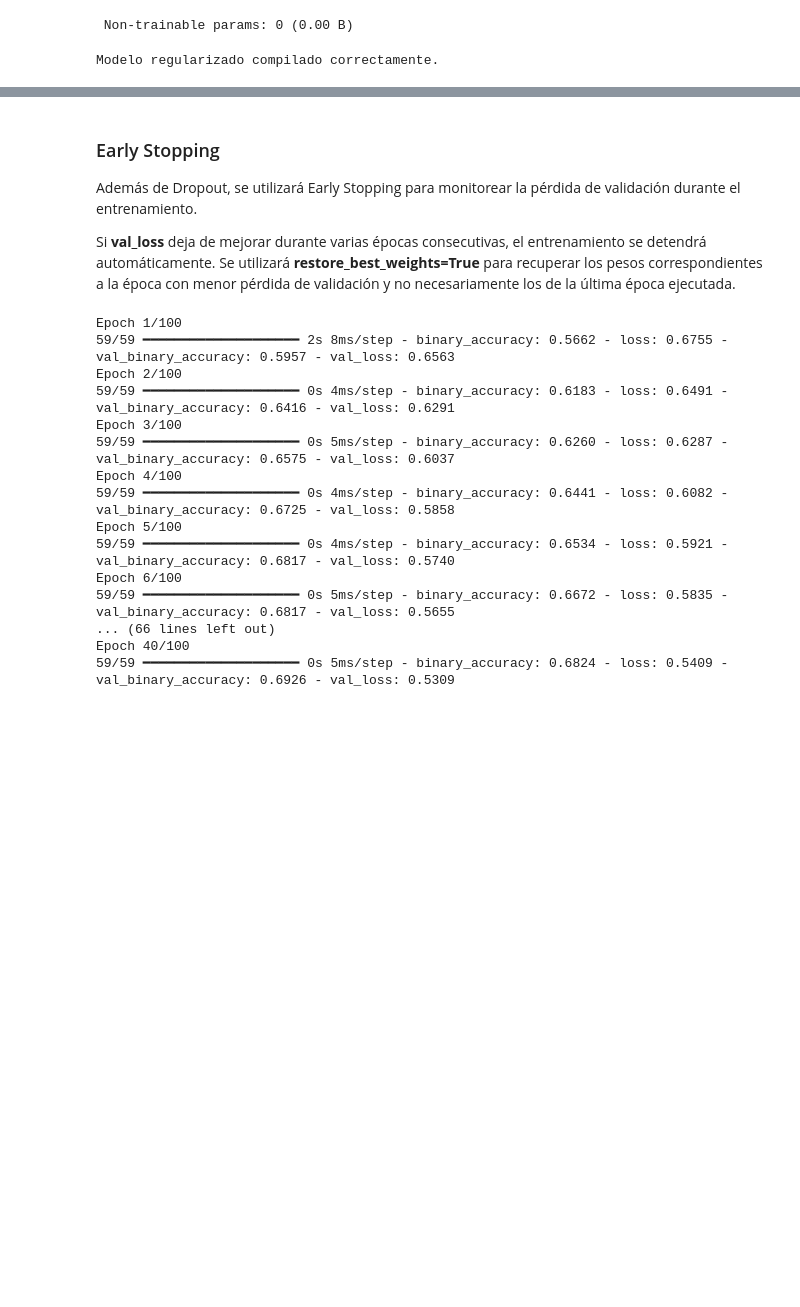
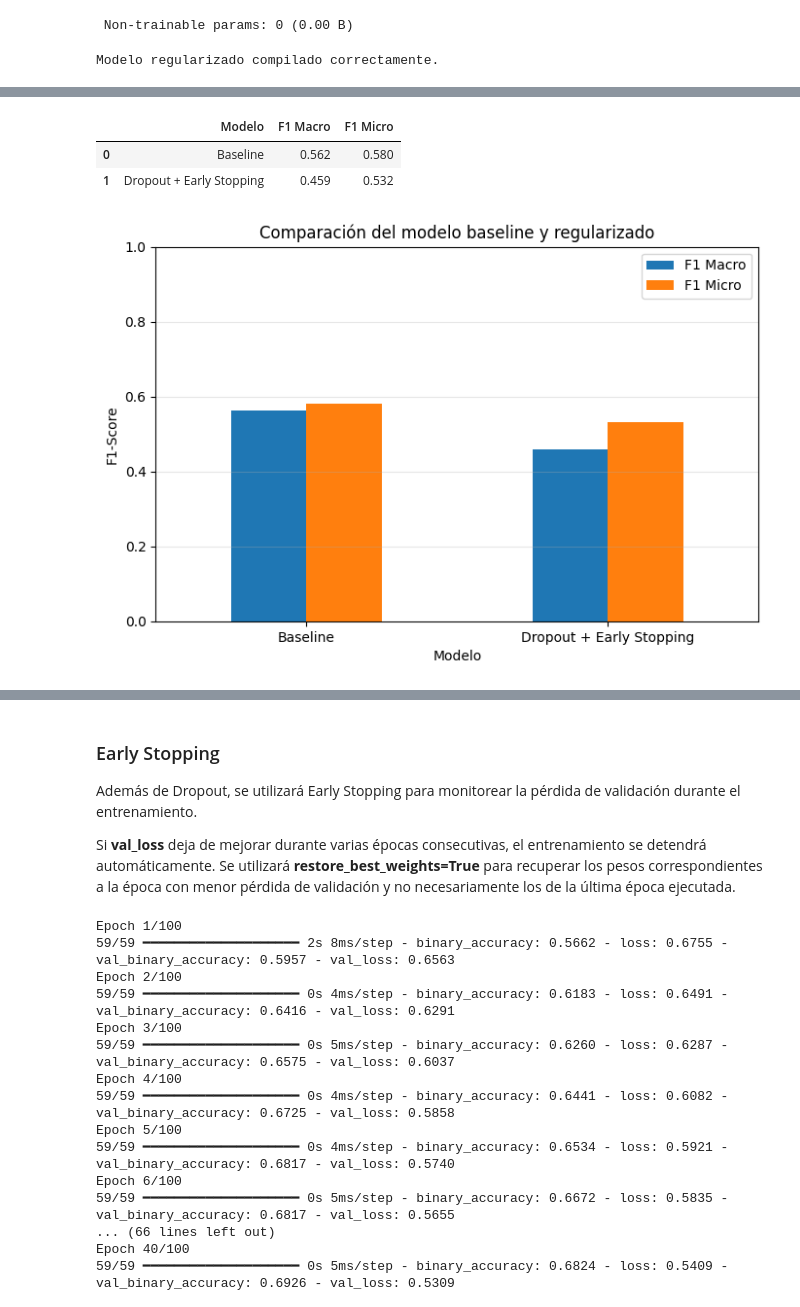
Before and after one commit to Benja-Diaz/EP1-Deep-Learning, a Jupyter notebook: Evaluacion_Parcial_1_Deep_Learning.ipynb, the cells around one changed output, grey strips where cells are left out. Cells and saved outputs as stored; diff of their text form; code cells hidden in the pictures; blank space fills up the shorter version.

Commit message:
Agrega comparaciones visuales de modelos y regularizacion

```diff
--- a/Evaluacion_Parcial_1_Deep_Learning.ipynb
+++ b/Evaluacion_Parcial_1_Deep_Learning.ipynb
@@ -1128,0 +1135,63 @@ Modelo regularizado compilado correctamente.
+# %%
+comparacion_regularizacion = pd.DataFrame({
+    'Modelo': [
+        'Baseline',
+        'Dropout + Early Stopping'
+    ],
+
+    'F1 Macro': [
+        f1_score(
+            y_val,
+            y_val_pred,
+            average='macro',
+            zero_division=0
+        ),
+
+        f1_score(
+            y_val,
+            y_val_pred_reg,
+            average='macro',
+            zero_division=0
+        )
+    ],
+
+    'F1 Micro': [
+        f1_score(
+            y_val,
+            y_val_pred,
+            average='micro',
+            zero_division=0
+        ),
+
+        f1_score(
+            y_val,
+            y_val_pred_reg,
+            average='micro',
+            zero_division=0
+        )
+    ]
+})
+
+comparacion_regularizacion.round(3)
+# %% [output]
+|  | Modelo | F1 Macro | F1 Micro |
+| 0 | Baseline | 0.562 | 0.580 |
+| 1 | Dropout + Early Stopping | 0.459 | 0.532 |
+# %%
+comparacion_regularizacion.set_index(
+    'Modelo'
+)[['F1 Macro', 'F1 Micro']].plot(
+    kind='bar',
+    figsize=(8, 5)
+)
+
+plt.ylabel('F1-Score')
+plt.title('Comparación del modelo baseline y regularizado')
+plt.xticks(rotation=0)
+plt.ylim(0, 1)
+plt.grid(axis='y', alpha=0.3)
+plt.legend()
+
+plt.show()
+# %% [output]
+[figure, added]
```
Also changed, not shown: parts of 15 cells of this notebook.
